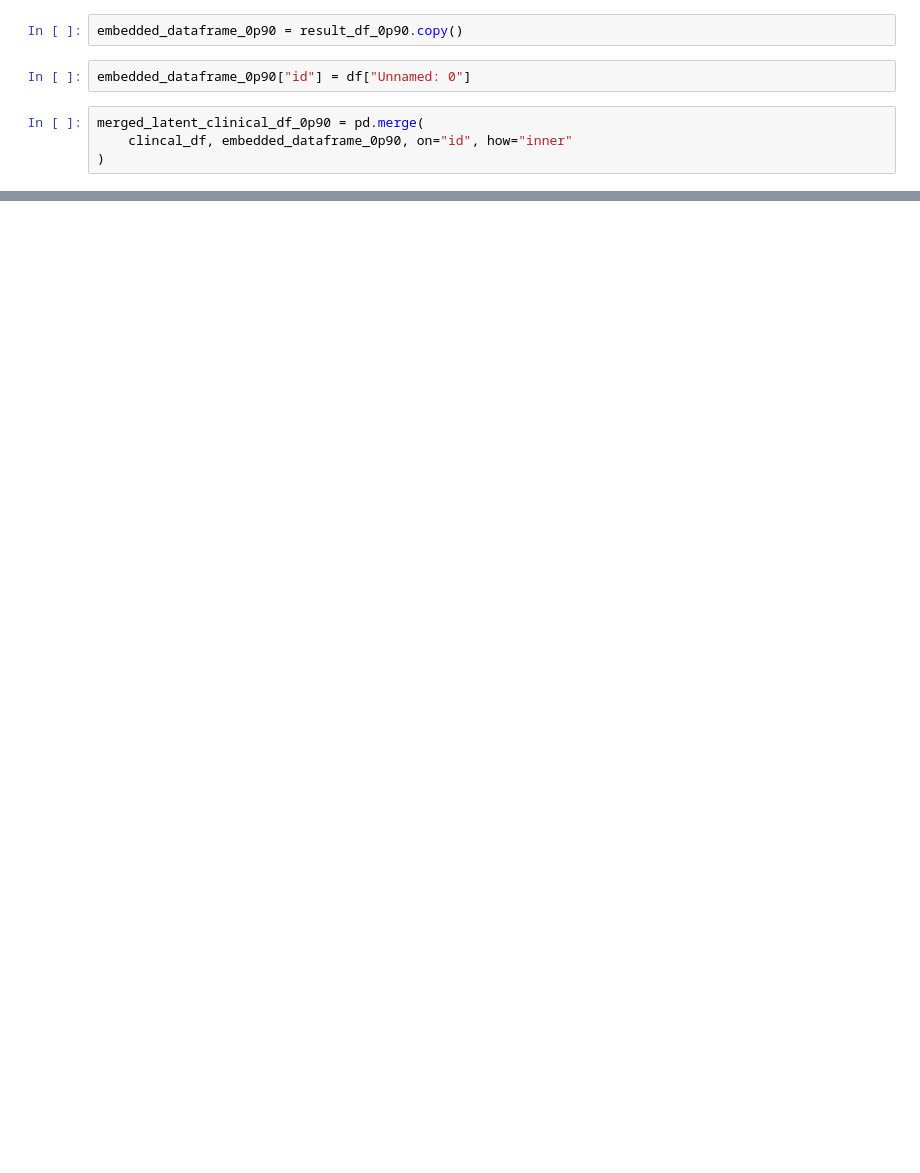
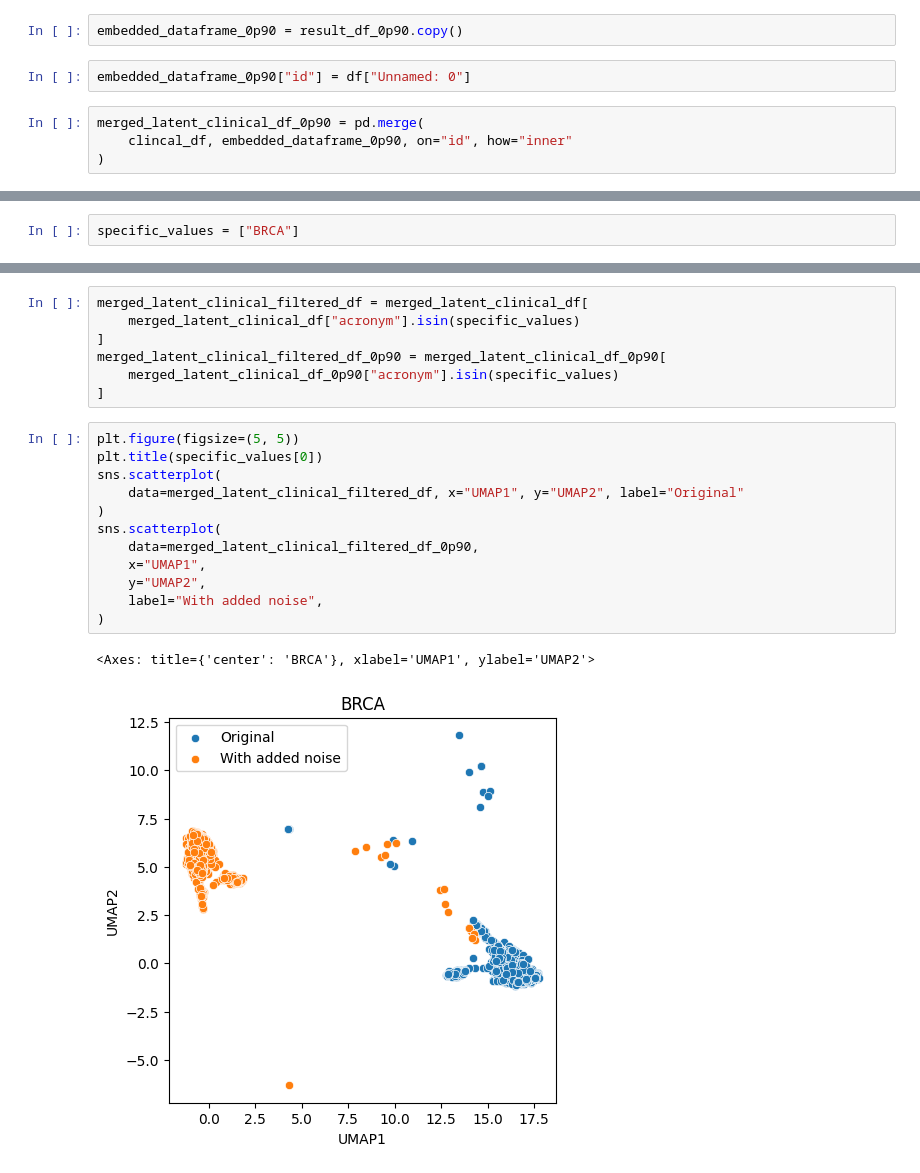
Before and after one commit to aschoudry/VAE_prject, a Jupyter notebook: notebooks/ov_subtype_umap.ipynb, the cells around one changed output, grey strips where cells are left out. Cells and saved outputs as stored; diff of their text form; blank space fills up the shorter version.

Commit message:
updated notebook which add noise to genes with highest MI

```diff
--- a/notebooks/ov_subtype_umap.ipynb
+++ b/notebooks/ov_subtype_umap.ipynb
@@ -411,0 +416,2 @@ plt.savefig("../../Desktop/embedded_0p9.png")
+# %%
+specific_values = ["BRCA"]
@@ -412,3 +422,25 @@ plt.savefig("../../Desktop/embedded_0p9.png")
+# %%
+merged_latent_clinical_filtered_df = merged_latent_clinical_df[
+    merged_latent_clinical_df["acronym"].isin(specific_values)
+]
+merged_latent_clinical_filtered_df_0p90 = merged_latent_clinical_df_0p90[
+    merged_latent_clinical_df_0p90["acronym"].isin(specific_values)
+]
+# %%
+plt.figure(figsize=(5, 5))
+plt.title(specific_values[0])
+sns.scatterplot(
+    data=merged_latent_clinical_filtered_df, x="UMAP1", y="UMAP2", label="Original"
+)
+sns.scatterplot(
+    data=merged_latent_clinical_filtered_df_0p90,
+    x="UMAP1",
+    y="UMAP2",
+    label="With added noise",
+)
+# %% [output]
+<Axes: title={'center': 'BRCA'}, xlabel='UMAP1', ylabel='UMAP2'>
+[figure, added]
 # %%
 # Assuming you have a pandas DataFrame named 'df' with features in 'features_column' and labels in 'label_column'
 
```
Also changed, not shown: parts of 46 cells of this notebook.
